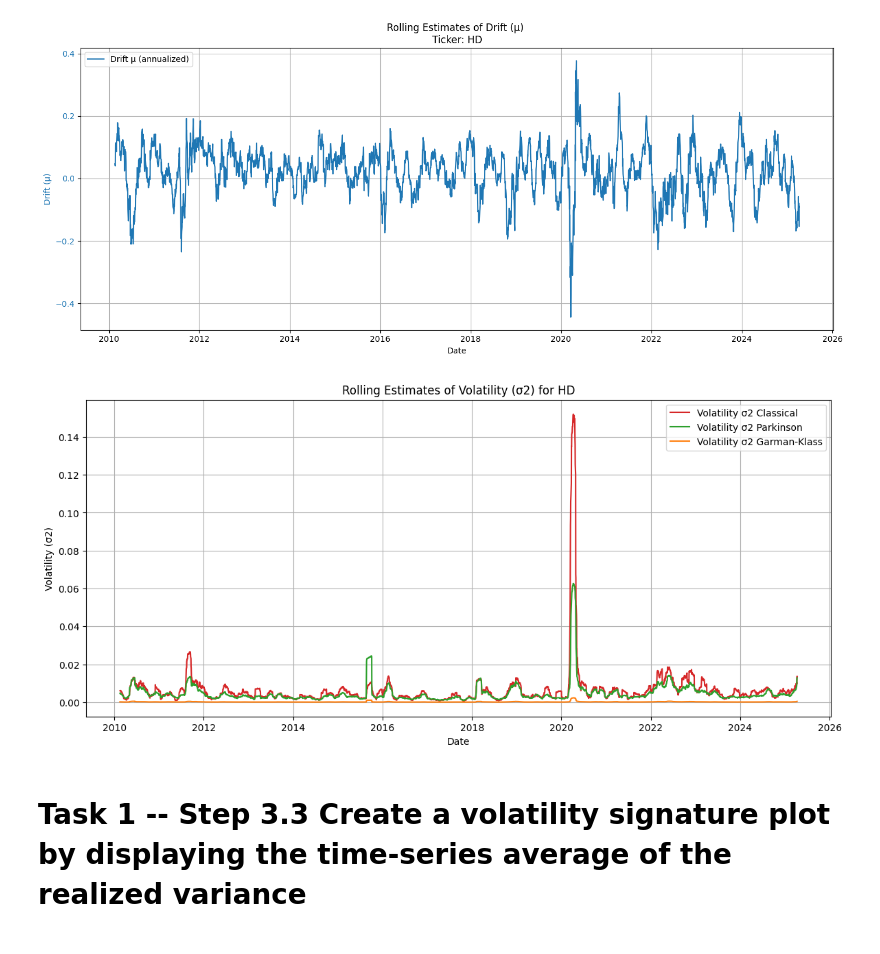
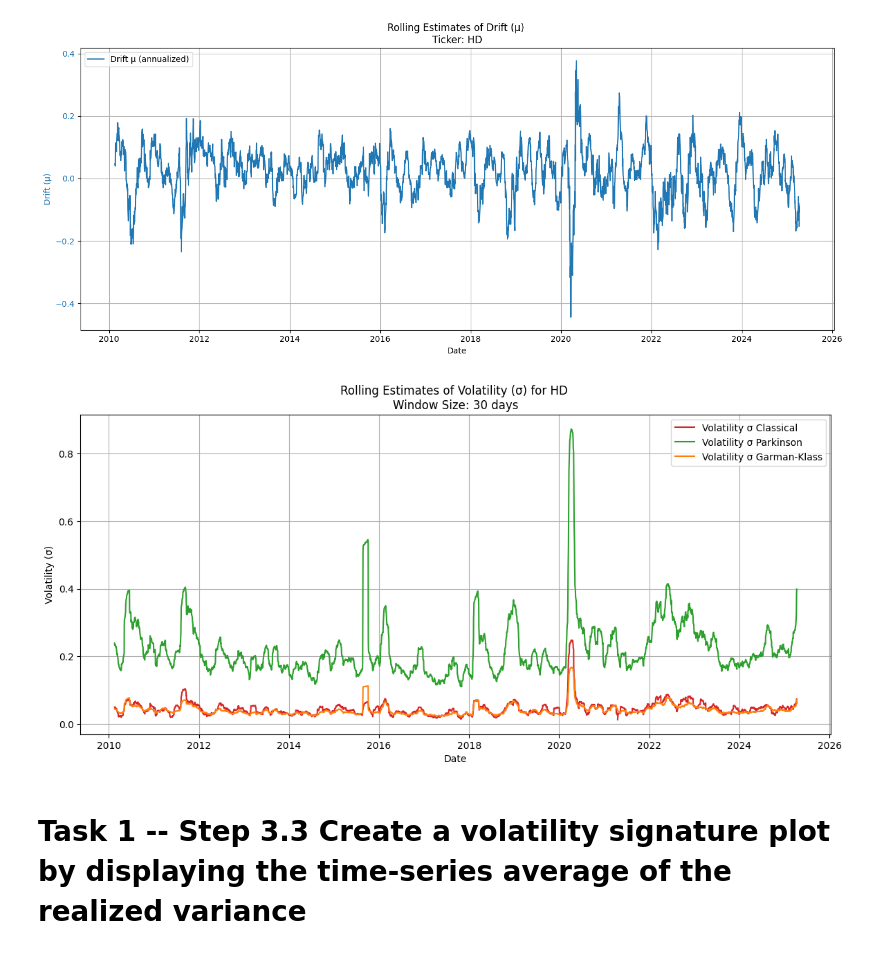
Before and after one commit to HarvestStars/cf_assignment1, a Jupyter notebook: assignment1/part_1.ipynb, the cells around one changed output. Drawn from its saved outputs; the diff is of its cells as text; code cells hidden in the pictures.

```diff
--- a/assignment1/part_1.ipynb
+++ b/assignment1/part_1.ipynb
@@ -227,28 +229,28 @@ plt.show()
 # %%
 # classic volatility
 data['Sigma2_rolling'] = data['LogReturn'].rolling(window=N).apply(sigma2_from_eq15, args=(N, delta_t), raw=False)
-data['Sigma_rolling'] = np.sqrt(data['Sigma2_rolling'])
+data['Sigma_rolling'] = np.sqrt(365/30 * data['Sigma2_rolling'])
 
 # Parkinson volatility
 data['Sigma2_parkinson'] = compute_rolling_sigma2_parkinson(data, window=N).astype(float)
-data['Sigma_parkinson'] = np.sqrt(data['Sigma2_parkinson'])
+data['Sigma_parkinson'] = np.sqrt(365/30 * data['Sigma2_parkinson'])
 
 # Garman-Klass volatility
 data['Sigma2_garman_klass'] = compute_rolling_sigma2_garman_klass(data, window=N).astype(float)
-data['Sigma_garman_klass'] = np.sqrt(data['Sigma2_garman_klass'])
+data['Sigma_garman_klass'] = np.sqrt(365/30 * data['Sigma2_garman_klass'])
 
 plt.figure(figsize=(14, 6))
-plt.plot(data.index, data['Sigma2_rolling'], label='Volatility σ2 Classical', color='tab:red')
-plt.plot(data.index, data['Sigma2_parkinson'], label='Volatility σ2 Parkinson', color='tab:green')
-plt.plot(data.index, data['Sigma2_garman_klass'], label='Volatility σ2 Garman-Klass', color='tab:orange')
-plt.title(f"Rolling Estimates of Volatility (σ2) for {ticker}")
+plt.plot(data.index, data['Sigma_rolling'], label='Volatility σ Classical', color='tab:red')
+plt.plot(data.index, data['Sigma_parkinson'], label='Volatility σ Parkinson', color='tab:green')
+plt.plot(data.index, data['Sigma_garman_klass'], label='Volatility σ Garman-Klass', color='tab:orange')
+plt.title(f"Rolling Estimates of Volatility (σ) for {ticker} \nWindow Size: {N} days")
 plt.xlabel('Date')
-plt.ylabel('Volatility (σ2)')
+plt.ylabel('Volatility (σ)')
 plt.legend()
 plt.grid(True)
 plt.show()
 # %% [output]
-[figure, old version]
+[figure, new version]
 # %% [markdown]
 # Task 1 -- Step 3.3 Create a volatility signature plot by displaying the time-series average of the realized variance
 # %%
```
Also changed, not shown: parts of 8 cells of this notebook, 4 other files.
